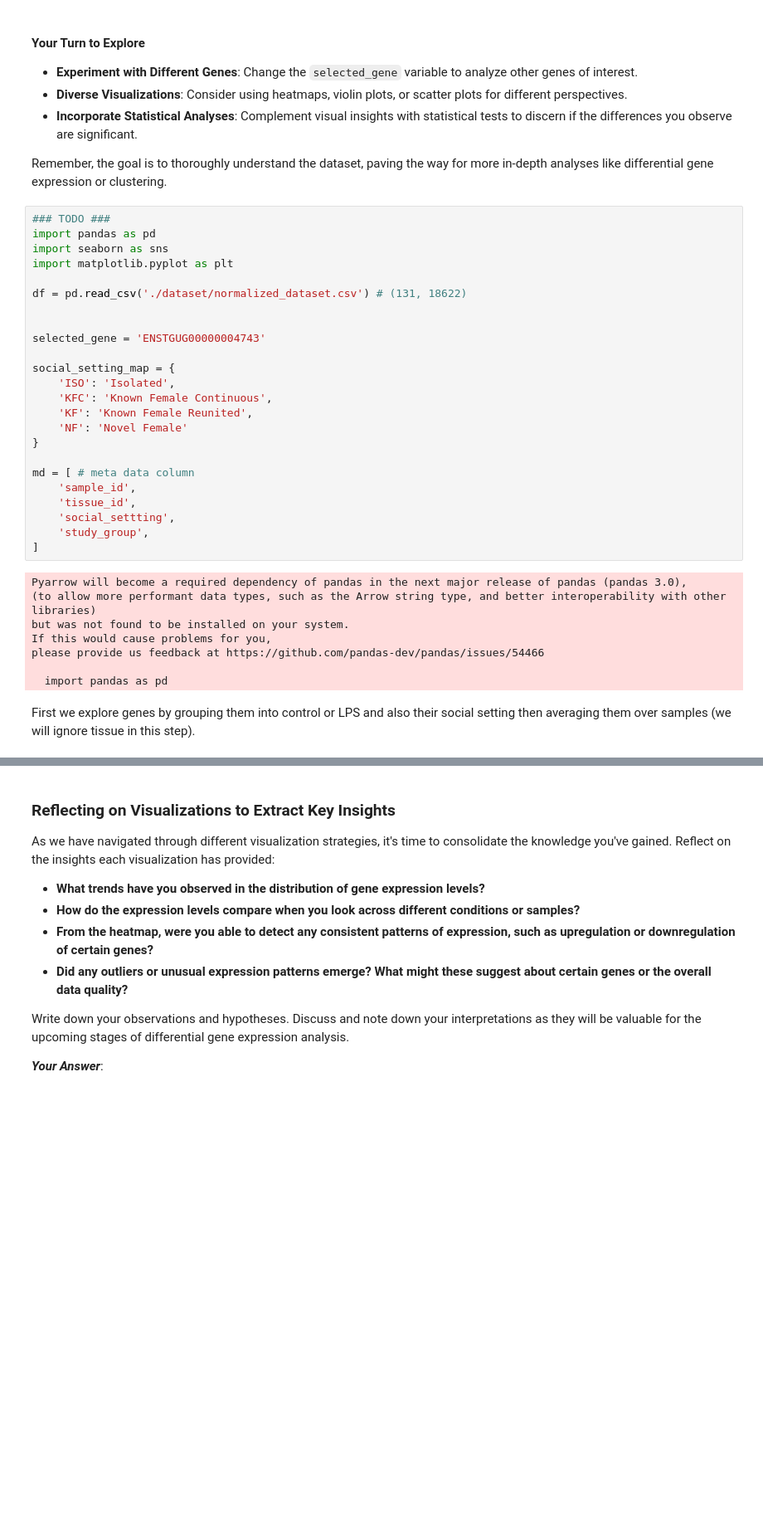
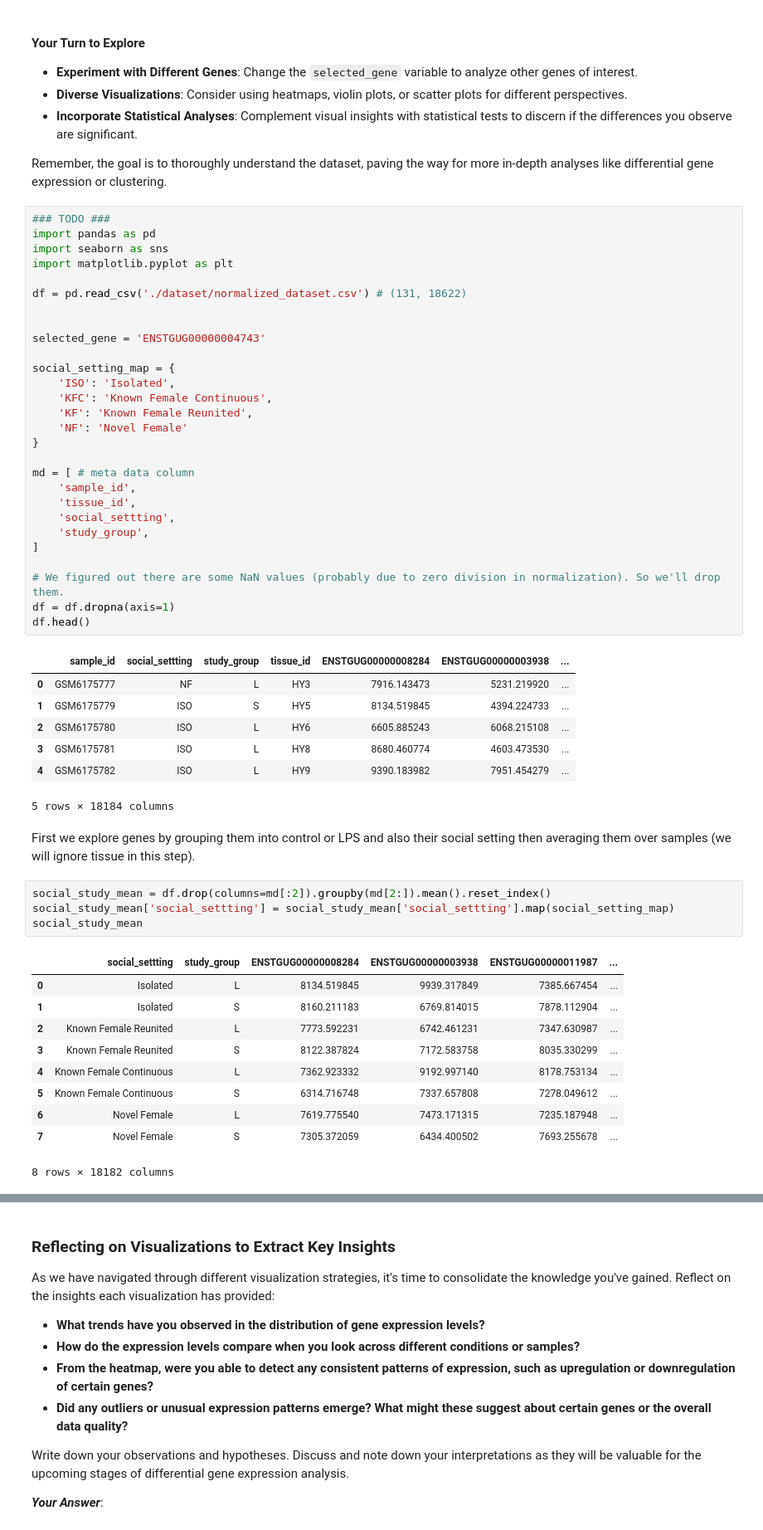
Before and after one commit to alirezanobakht13/Intro-bioinformatics, a Jupyter notebook: tasks/the-songbird-study/SongBirdStudy.ipynb, the cells around one changed output, grey strips where cells are left out. Shown at 83% size. Drawn from its saved outputs; the diff is of its cells as text; blank space fills up the shorter version.

Commit message:
Drop NaNs

```diff
--- a/tasks/the-songbird-study/SongBirdStudy.ipynb
+++ b/tasks/the-songbird-study/SongBirdStudy.ipynb
@@ -511,14 +511,33 @@ md = [ # meta data column
     'social_settting',
     'study_group',
 ]
+
+# We figured out there are some NaN values (probably due to zero division in normalization). So we'll drop them.
+df = df.dropna(axis=1)
+df.head()
 # %% [output]
+|  | sample_id | social_settting | study_group | tissue_id | ENSTGUG00000008284 | ENSTGUG00000003938 | ... |
+| 0 | GSM6175777 | NF | L | HY3 | 7916.143473 | 5231.219920 | ... |
+| 1 | GSM6175779 | ISO | S | HY5 | 8134.519845 | 4394.224733 | ... |
+| 2 | GSM6175780 | ISO | L | HY6 | 6605.885243 | 6068.215108 | ... |
+| 3 | GSM6175781 | ISO | L | HY8 | 8680.460774 | 4603.473530 | ... |
+| 4 | GSM6175782 | ISO | L | HY9 | 9390.183982 | 7951.454279 | ... |
-Pyarrow will become a required dependency of pandas in the next major release of pandas (pandas 3.0),
-(to allow more performant data types, such as the Arrow string type, and better interoperability with other libraries)
-but was not found to be installed on your system.
-If this would cause problems for you,
-please provide us feedback at https://github.com/pandas-dev/pandas/issues/54466
-
-  import pandas as pd
+5 rows × 18184 columns
 # %% [markdown]
 First we explore genes by grouping them into control or LPS and also their social setting then averaging them over samples (we will ignore tissue in this step).
+# %%
+social_study_mean = df.drop(columns=md[:2]).groupby(md[2:]).mean().reset_index()
+social_study_mean['social_settting'] = social_study_mean['social_settting'].map(social_setting_map)
+social_study_mean
+# %% [output]
+|  | social_settting | study_group | ENSTGUG00000008284 | ENSTGUG00000003938 | ENSTGUG00000011987 | ... |
+| 0 | Isolated | L | 8134.519845 | 9939.317849 | 7385.667454 | ... |
+| 1 | Isolated | S | 8160.211183 | 6769.814015 | 7878.112904 | ... |
+| 2 | Known Female Reunited | L | 7773.592231 | 6742.461231 | 7347.630987 | ... |
+| 3 | Known Female Reunited | S | 8122.387824 | 7172.583758 | 8035.330299 | ... |
+| 4 | Known Female Continuous | L | 7362.923332 | 9192.997140 | 8178.753134 | ... |
+| 5 | Known Female Continuous | S | 6314.716748 | 7337.657808 | 7278.049612 | ... |
+| 6 | Novel Female | L | 7619.775540 | 7473.171315 | 7235.187948 | ... |
+| 7 | Novel Female | S | 7305.372059 | 6434.400502 | 7693.255678 | ... |
+8 rows × 18182 columns
 # %%
```
Also changed, not shown: parts of 3 cells of this notebook, 1 other file.
